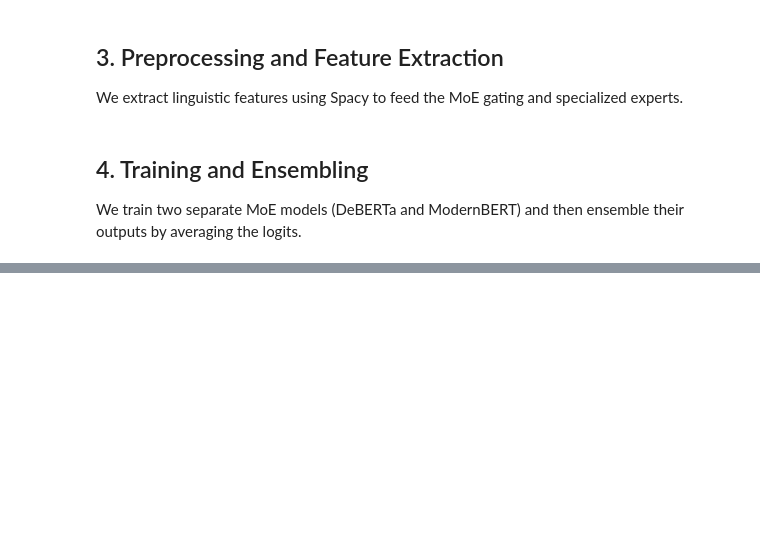
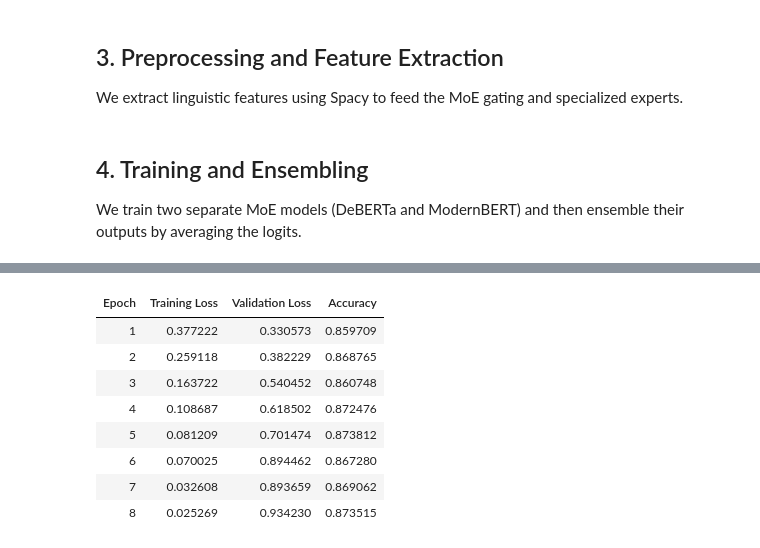
Before and after one commit to jay82380/COMP34812_cwk, a Jupyter notebook: MoE_POS_Synthetic_Ensemble.ipynb, the cells around one changed output, grey strips where cells are left out. Cells and saved outputs as stored; diff of their text form; code cells hidden in the pictures; blank space fills up the shorter version.

Commit message:
add model store + loading code

```diff
--- a/MoE_POS_Synthetic_Ensemble.ipynb
+++ b/MoE_POS_Synthetic_Ensemble.ipynb
@@ -616,0 +479,83 @@ Macro F1: 0.8878
+# %%
+import os
+import torch
+import numpy as np
+from transformers import Trainer, TrainingArguments, EarlyStoppingCallback, DefaultDataCollator, AutoTokenizer
+from sklearn.metrics import accuracy_score, f1_score
+from datasets import Dataset
+
+# 1. Define the base directory for your ensemble
+ensemble_save_path = "nli_ensemble_model"
+os.makedirs(ensemble_save_path, exist_ok=True)
+
+all_logits = {}
+
+for name, path in backbones.items():
+    print(f"\n" + "="*50)
+    print(f"--- Training Optimized MoE: {name} ---")
+    print(f"="*50)
+
+    # Setup for specific backbone
+    config = optimal_configs[name]
+    tokenizer = AutoTokenizer.from_pretrained(path)
+    model = POSSpecializedMoE(path).to(device)
+
+    prep_fn = make_preprocess_fn(tokenizer)
+    train_ds = Dataset.from_pandas(augmented_train_df).map(prep_fn)
+    dev_ds = Dataset.from_pandas(dev_df).map(prep_fn)
+
+    args = TrainingArguments(
+        output_dir=f"moe_{name}_optimized",
+        learning_rate=config["lr"],
+        per_device_train_batch_size=config["batch_size"],
+        num_train_epochs=config["epochs"],
+        eval_strategy="epoch",
+        save_strategy="epoch",
+        load_best_model_at_end=True,  # This ensures 'model' is the best version after training
+        metric_for_best_model="accuracy",
+        fp16=False,
+        bf16=False,
+        report_to="none"
+    )
+
+    trainer = Trainer(
+        model=model,
+        args=args,
+        train_dataset=train_ds,
+        eval_dataset=dev_ds,
+        data_collator=DefaultDataCollator(),
+        callbacks=[EarlyStoppingCallback(early_stopping_patience=3)],
+        compute_metrics=lambda p: {"accuracy": accuracy_score(p.label_ids, np.argmax(p.predictions, axis=1))}
+    )
+
+    # Run training
+    trainer.train()
+
+    # --- SAVING LOGIC ---
+    # Create specific subfolder: nli_ensemble_model/deberta/ or nli_ensemble_model/modernbert/
+    specific_save_dir = os.path.join(ensemble_save_path, name)
+    os.makedirs(specific_save_dir, exist_ok=True)
+
+    print(f"--> Saving {name} to {specific_save_dir}...")
+
+    # Save the model weights (state_dict)
+    torch.save(model.state_dict(), os.path.join(specific_save_dir, "moe_weights.pt"))
+
+    # Save the tokenizer (so the inference file can load it via .from_pretrained)
+    tokenizer.save_pretrained(specific_save_dir)
+    # --------------------
+
+    # Store the best predictions for the ensemble
+    preds = trainer.predict(dev_ds)
+    all_logits[name] = preds.predictions
+
+# Ensemble Logic: Average Logits
+final_logits = (all_logits["deberta"] + all_logits["modernbert"]) / 2
+final_preds = np.argmax(final_logits, axis=1)
+
+print("\n" + "="*50)
+print("--- Final Optimized Ensemble Metrics ---")
+print(f"Accuracy: {accuracy_score(dev_df['label'], final_preds):.4f}")
+print(f"Macro F1: {f1_score(dev_df['label'], final_preds, average='macro'):.4f}")
+print("="*50)
+# %% [output]
@@ -616,0 +583,9 @@ Macro F1: 0.8878
+| Epoch | Training Loss | Validation Loss | Accuracy |
+| 1 | 0.377222 | 0.330573 | 0.859709 |
+| 2 | 0.259118 | 0.382229 | 0.868765 |
+| 3 | 0.163722 | 0.540452 | 0.860748 |
+| 4 | 0.108687 | 0.618502 | 0.872476 |
+| 5 | 0.081209 | 0.701474 | 0.873812 |
+| 6 | 0.070025 | 0.894462 | 0.867280 |
+| 7 | 0.032608 | 0.893659 | 0.869062 |
+| 8 | 0.025269 | 0.934230 | 0.873515 |
```
Also changed, not shown: parts of 7 cells of this notebook, 1 other file.
